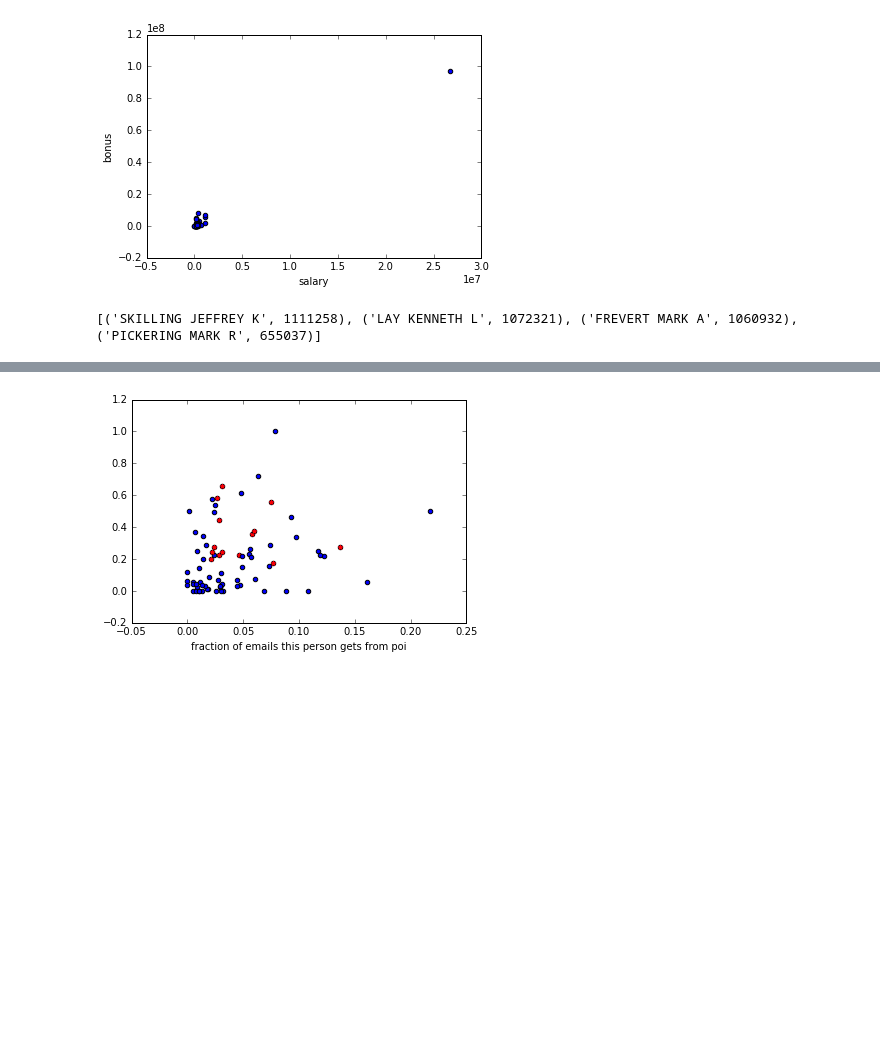
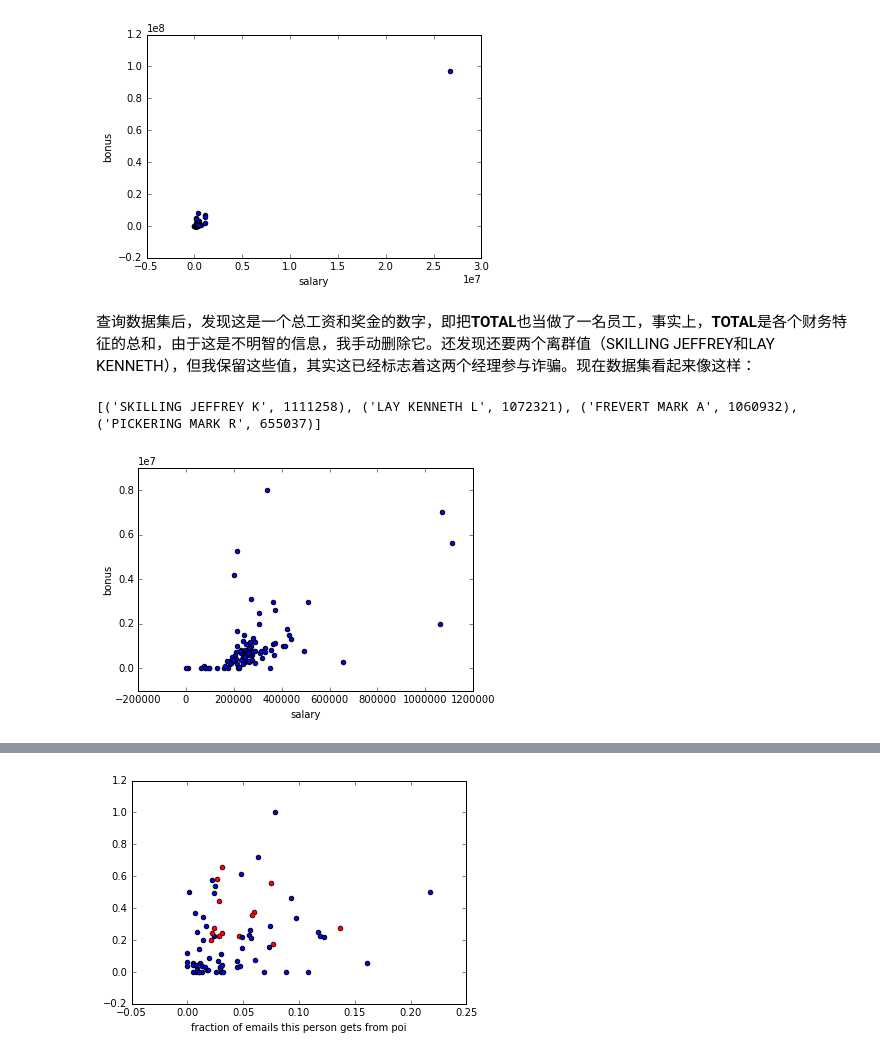
Before and after one commit to datamaning/Identifying-Fraud-from-Enron-Email, a Jupyter notebook: Identifying-Fraud-from-Enron-Email.ipynb, the cells around one changed output, grey strips where cells are left out. Cells and saved outputs as stored; diff of their text form; code cells hidden in the pictures; blank space fills up the shorter version.

```diff
--- a/Identifying-Fraud-from-Enron-Email.ipynb
+++ b/Identifying-Fraud-from-Enron-Email.ipynb
@@ -35,22 +58,35 @@ plt.ylabel("bonus")
 plt.show()
 # %% [output]
 [figure]
+# %% [markdown]
+查询数据集后，发现这是一个总工资和奖金的数字，即把**TOTAL**也当做了一名员工，事实上，**TOTAL**是各个财务特征的总和，由于这是不明智的信息，我手动删除它。还发现还要两个离群值（SKILLING JEFFREY和LAY KENNETH），但我保留这些值，其实这已经标志着这两个经理参与诈骗。现在数据集看起来像这样：
 # %%
-### remove any outliers before proceeding further
+### 去除异常值
 features = ["salary", "bonus"]
 data_dict.pop('TOTAL', 0)
 data = featureFormat(data_dict, features)
 
-### remove NAN's from dataset
+### 删除数据集中'NaN'
 outliers = []
 for key in data_dict:
     val = data_dict[key]['salary']
     if val == 'NaN':
         continue
     outliers.append((key, int(val)))
 
 outliers_final = (sorted(outliers,key=lambda x:x[1],reverse=True)[:4])
 ### print top 4 salaries
 print(outliers_final)
+
+# plot features
+for point in data:
+    salary = point[0]
+    bonus = point[1]
+    plt.scatter( salary, bonus )
+
+plt.xlabel("salary")
+plt.ylabel("bonus")
+plt.show()
 # %% [output]
 [('SKILLING JEFFREY K', 1111258), ('LAY KENNETH L', 1072321), ('FREVERT MARK A', 1060932), ('PICKERING MARK R', 655037)]
+[figure, added]
```
Also changed, not shown: parts of 35 cells of this notebook, 2 other files.
